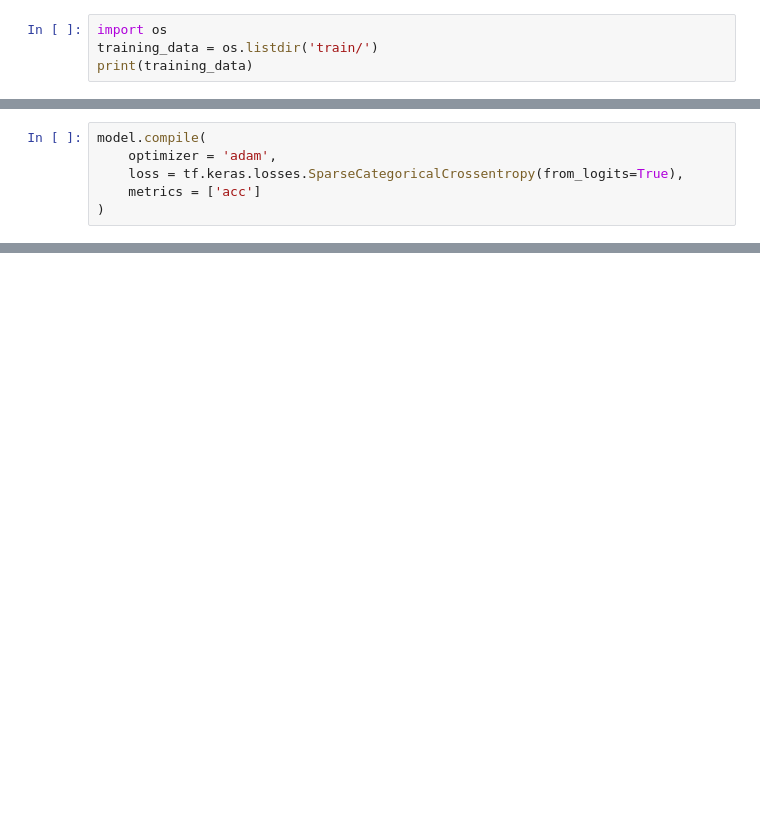
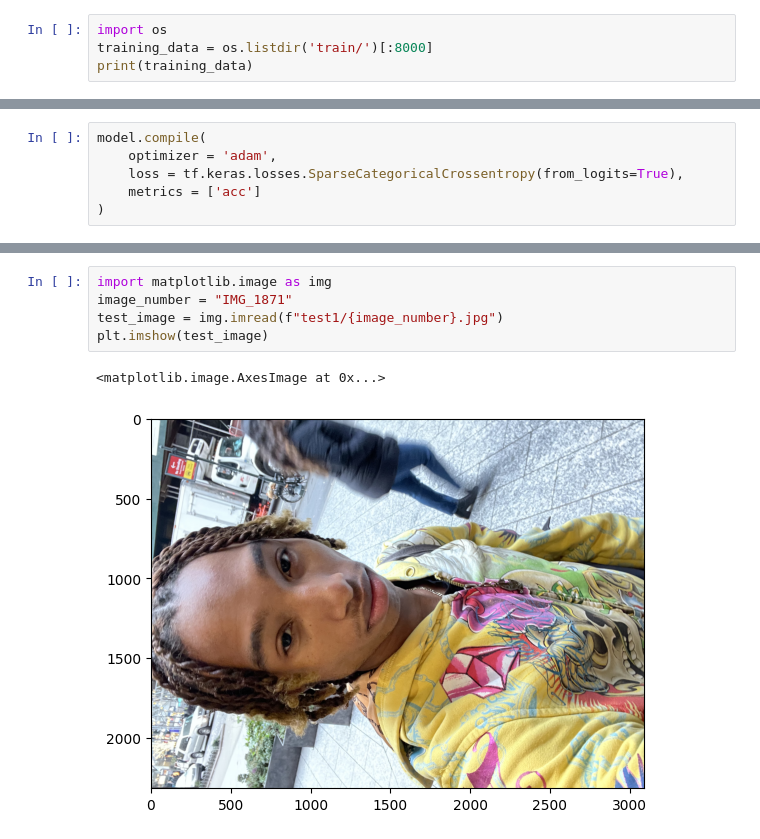
Before and after one commit to Deandrebrown01/Unit-2B, a Jupyter notebook: Cat V Dogs.ipynb, the cells around one changed output, grey strips where cells are left out. Saved outputs shown, nothing was run; the diff lists cells and outputs as text; blank space fills up the shorter version.

```diff
--- a/Cat V Dogs.ipynb
+++ b/Cat V Dogs.ipynb
@@ -1,6 +1,6 @@
 # %%
 import os
-training_data = os.listdir('train/')
+training_data = os.listdir('train/')[:8000]
 print(training_data)
 # %% [output]
 ['dog.8011.jpg', 'cat.5077.jpg', 'dog.7322.jpg', 'cat.2718.jpg', 'cat.10151.jpg', 'cat.3406.jpg', 'dog.1753.jpg', 'cat.4369.jpg', 'cat.7660.jpg', 'dog.5535.jpg', 'cat.8553.jpg', 'cat.9895.jpg', 'cat.1 ...
@@ -109,0 +130,8 @@ model.fit(x_train_scaled, y_train, epochs=3)
+# %%
+import matplotlib.image as img
+image_number = "IMG_1871"
+test_image = img.imread(f"test1/{image_number}.jpg")
+plt.imshow(test_image)
+# %% [output]
+<matplotlib.image.AxesImage at 0x...>
+[figure, added]
```
Also changed, not shown: parts of 5 cells of this notebook, 1 other file.
